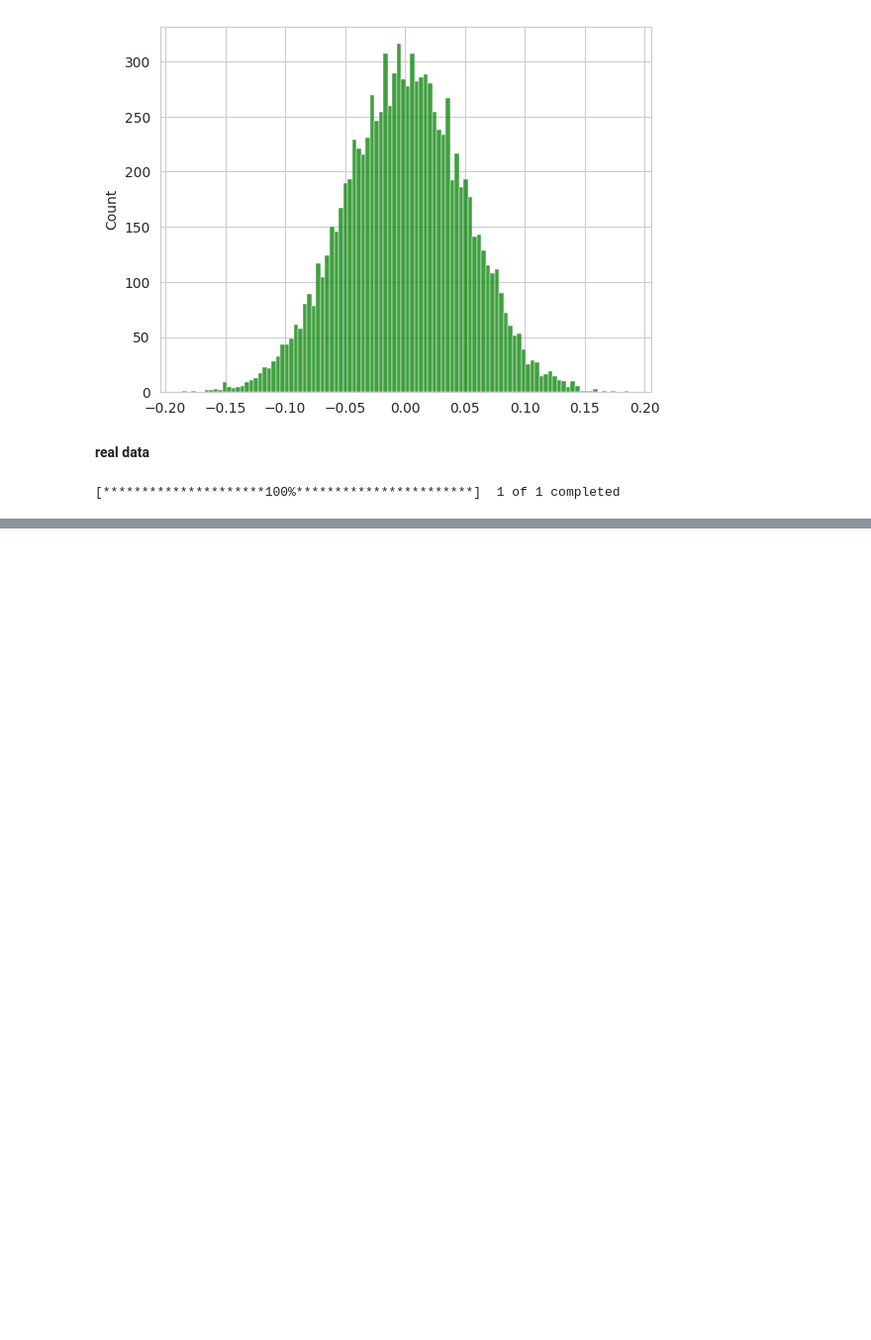
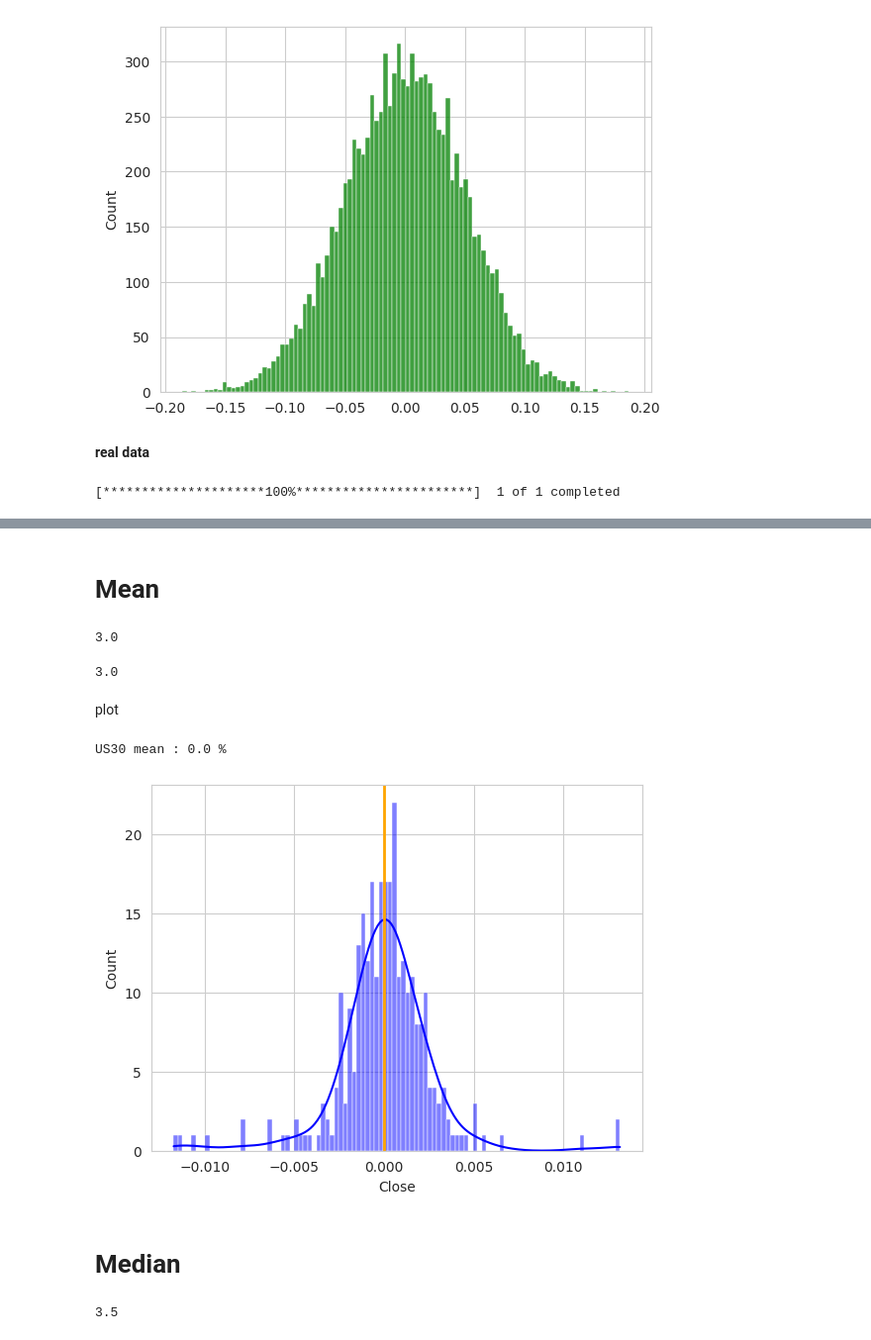
Before and after one commit to astrrr/quant-lab, a Jupyter notebook: lab_py_fin_distribution.ipynb, the cells around one changed output, grey strips where cells are left out. Shown: that part at 99% size. Drawn from its saved outputs; the diff is of its cells as text; code cells hidden in the pictures; blank space fills up the shorter version.

```diff
--- a/lab_py_fin_distribution.ipynb
+++ b/lab_py_fin_distribution.ipynb
@@ -85,0 +86,29 @@ df_pct.shape
+# %% [markdown]
+# Mean
+# %%
+number = (3, 1, 5, 4, 2)
+n = len (number)
+mean = np.sum(number)/n
+print(mean)
+# %% [output]
+3.0
+# %%
+np.mean(number)
+# %% [output]
+3.0
+# %% [markdown]
+plot
+# %%
+sns.histplot(df_pct, bins=100, color='blue', kde=True)
+plt.axvline(np.mean(df_pct), color='Orange', linewidth=2)
+print(f'US30 mean : {np.round(np.mean(df_pct), 5)} %')
+# %% [output]
+US30 mean : 0.0 %
+[figure, added]
+# %% [markdown]
+# Median
+# %%
+number = (3, 1, 5, 4, 2, 6)
+np.median(number)
+# %% [output]
+3.5
```
Also changed, not shown: parts of 28 cells of this notebook.
